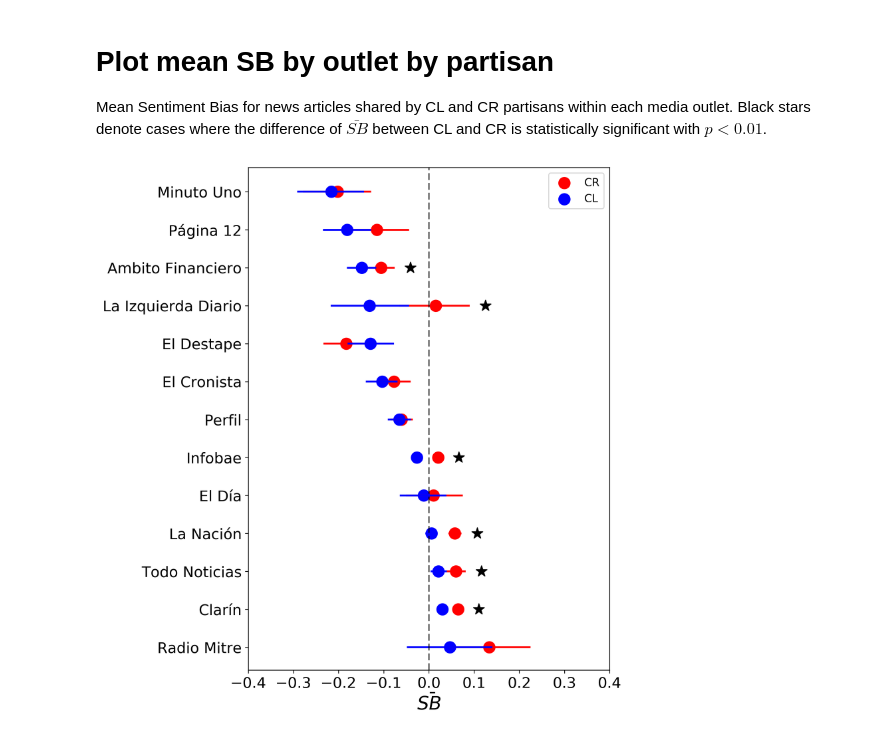
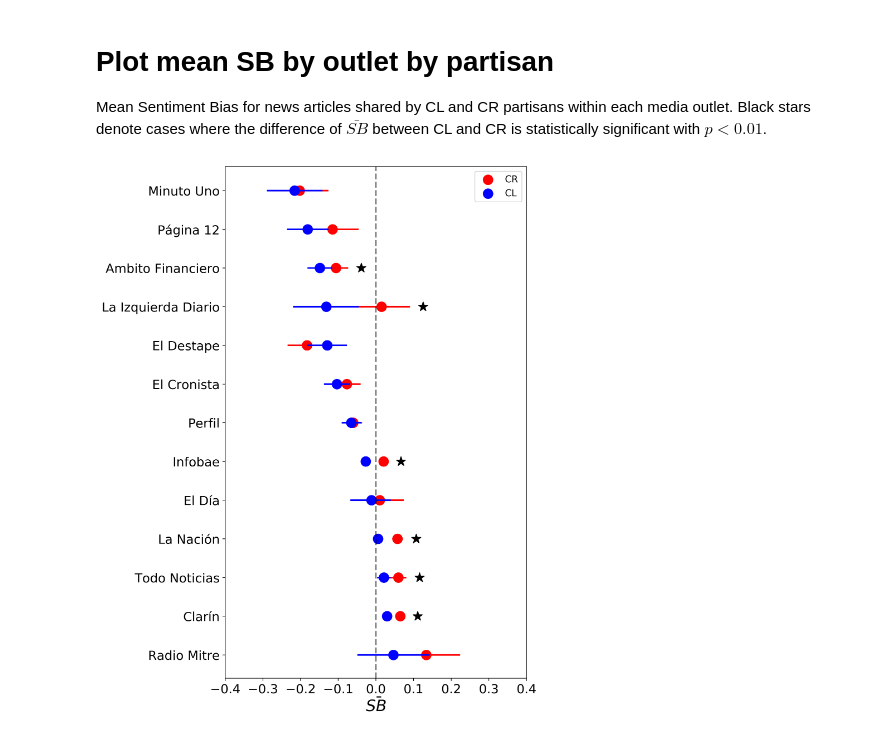
Before and after one commit to spinto88/SocialMediaBiasAndPolarization, a Jupyter notebook: CherryPickingPhenomena.ipynb, the cells around one changed output. Drawn from its saved outputs; the diff is of its cells as text; code cells hidden in the pictures.

```diff
--- a/CherryPickingPhenomena.ipynb
+++ b/CherryPickingPhenomena.ipynb
@@ -151,32 +151,34 @@ Mean Sentiment Bias for news articles shared by CL and CR partisans within each
 mean_SB_filtered = mean_SB[mean_SB['outlet'].isin(outlets_filtered)]
 sorted_outlets = list(mean_SB_filtered[mean_SB_filtered['dynamic_opinion']=='FF'].sort_values(by = 'SB',ascending = False).outlet)
 # %%
-plt.figure(figsize= (7,10),dpi = 300)
+plt.figure(figsize= (8,10),dpi = 500)
 
 for i,o in enumerate(sorted_outlets):
     plt.hlines(y= i , xmin=CR_outlets_quantiles[o][0], xmax=CR_outlets_quantiles[o][1], linewidth=2, color='r')
     plt.hlines(y= i , xmin=CL_outlets_quantiles[o][0], xmax=CL_outlets_quantiles[o][1], linewidth=2, color='b')
     if i == 0:
         plt.scatter(outlet_SB_CR[o], i, label = 'CR',color = 'red', s = 150)
         plt.scatter(outlet_SB_CL[o], i, label = 'CL',color = 'blue', s = 150)
     else:
         plt.scatter(outlet_SB_CR[o], i,color = 'red', s = 150)
         plt.scatter(outlet_SB_CL[o], i, color = 'blue', s = 150)
 
     if is_significant[o]==1:
         x = max(CR_outlets_quantiles[o][1],CL_outlets_quantiles[o][1])+ 0.035
         plt.scatter(x,i,marker = '*',color = 'black',s = 150)
 
         plt.xticks(np.arange(-0.4, 0.41, 0.1), size = 16)
 
 
         plt.xticks(np.arange(-0.4, 0.41, 0.1), size = 16)
 plt.xlim([-0.4,0.4])
 plt.axvline(0.00, color = 'k', linewidth = 2, linestyle = '--',  alpha = 0.50)
 sorted_outlets_accents = [add_accents(m) for m in sorted_outlets]
 plt.yticks(range(len(sorted_outlets_accents)), sorted_outlets_accents, size = 16)
 plt.xlabel(r'$\bar{SB}$', size = 20)
 plt.legend(fontsize = 12)
+plt.tight_layout()
+plt.savefig('figura3.pdf')
 plt.show()
 # %% [output]
-[figure, old version]
+[figure, new version]
```
